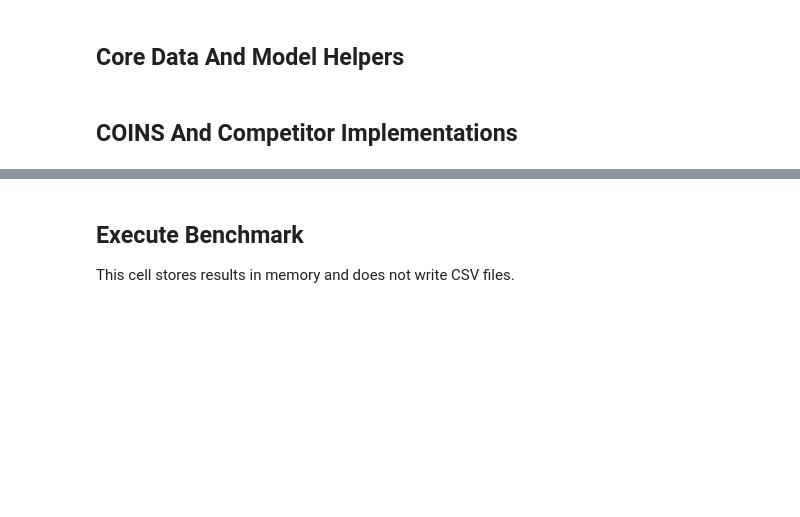
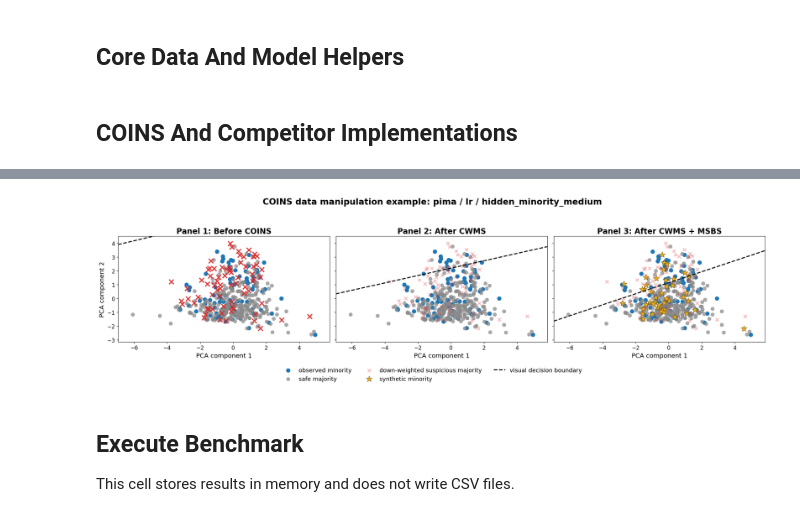
Before and after one commit to thanminh24/DSP, a Jupyter notebook: coins-full-benchmark-presentation.ipynb, the cells around one changed output, grey strips where cells are left out. Cells and saved outputs as stored; diff of their text form; code cells hidden in the pictures; blank space fills up the shorter version.

Commit message:
feat: add COINS notebook workflow

```diff
--- a/coins-full-benchmark-presentation.ipynb
+++ b/coins-full-benchmark-presentation.ipynb
@@ -537,3 +791,96 @@ def run_combo(
+# %%
+def orient_projection_left_minority(points_2d: np.ndarray, y: np.ndarray) -> np.ndarray:
+    """Flip PC1 if needed so observed minority is visually on the left."""
+    out = points_2d.copy()
+    if out[y == 1, 0].mean() > out[y == 0, 0].mean():
+        out[:, 0] *= -1
+    return out
+
+
+def fit_visual_boundary(points_2d: np.ndarray, y: np.ndarray, sample_weight: np.ndarray | None = None) -> LogisticRegression:
+    """Fit a simple 2D LR boundary only for the supplement plot."""
+    model = LogisticRegression(max_iter=1000, random_state=0)
+    model.fit(points_2d, y, sample_weight=sample_weight)
+    return model
+
+
+def draw_boundary(ax: plt.Axes, model: LogisticRegression, xlim: tuple[float, float], **kwargs: Any) -> None:
+    xs = np.linspace(xlim[0], xlim[1], 200)
+    coef = model.coef_[0]
+    intercept = model.intercept_[0]
+    if abs(coef[1]) < 1e-12:
+        ax.axvline(-intercept / coef[0], **kwargs)
+        return
+    ys = -(coef[0] * xs + intercept) / coef[1]
+    ax.plot(xs, ys, **kwargs)
+
+
+def plot_coins_manipulation_example(training_diagnostics: dict[str, Any]) -> None:
+    coins_data = training_diagnostics["coins_data"]
+    X, _X_te, _y_clean, y_noisy, _y_te, _mask, scores, suspicious = training_diagnostics["split"]
+    X_aug = coins_data["X_aug"]
+    y_aug = coins_data["y_aug"]
+    weights = coins_data["weights"]
+    n_orig = len(y_noisy)
+
+    pca = PCA(n_components=2, random_state=0)
+    points_all = orient_projection_left_minority(pca.fit_transform(X_aug), y_aug)
+    points = points_all[:n_orig]
+    synth_points = points_all[n_orig:]
+
+    observed_minority = y_noisy == 1
+    safe_majority = (y_noisy == 0) & ~suspicious
+    suspicious_majority = suspicious
+
+    before_boundary = fit_visual_boundary(points, y_noisy)
+    after_cwms_boundary = fit_visual_boundary(points, y_noisy, sample_weight=weights[:n_orig])
+    after_full_boundary = fit_visual_boundary(points_all, y_aug, sample_weight=weights)
+
+    xpad = (points_all[:, 0].max() - points_all[:, 0].min()) * 0.08
+    ypad = (points_all[:, 1].max() - points_all[:, 1].min()) * 0.08
+    xlim = (points_all[:, 0].min() - xpad, points_all[:, 0].max() + xpad)
+    ylim = (points_all[:, 1].min() - ypad, points_all[:, 1].max() + ypad)
+
+    fig, axes = plt.subplots(1, 3, figsize=(21, 6), sharex=True, sharey=True)
+    panels = [
+        ("Panel 1: Before COINS", before_boundary, False, False),
+        ("Panel 2: After CWMS", after_cwms_boundary, True, False),
+        ("Panel 3: After CWMS + MSBS", after_full_boundary, True, True),
+    ]
+
+    for ax, (title, boundary, faded, show_synth) in zip(axes, panels):
+        ax.scatter(points[observed_minority, 0], points[observed_minority, 1], c="#1f77b4", marker="o", s=72, label="observed minority")
+        ax.scatter(points[safe_majority, 0], points[safe_majority, 1], c="#8a8a8a", marker="o", s=58, alpha=0.72, label="safe majority")
+        if faded:
+            sizes = 32 + 70 * weights[:n_orig][suspicious_majority]
+            ax.scatter(points[suspicious_majority, 0], points[suspicious_majority, 1], c="#d62728", marker="x", s=sizes, alpha=0.35, linewidths=1.8, label="down-weighted suspicious majority")
+        else:
+            ax.scatter(points[suspicious_majority, 0], points[suspicious_majority, 1], c="#d62728", marker="x", s=110, alpha=0.95, linewidths=2.4, label="suspicious majority")
+        if show_synth and len(synth_points):
+            ax.scatter(synth_points[:, 0], synth_points[:, 1], c="#f2b01e", edgecolors="#7a5600", marker="*", s=190, linewidths=0.8, label="synthetic minority")
+        draw_boundary(ax, boundary, xlim, color="black", linestyle="--", linewidth=2.2, label="visual decision boundary")
+        ax.set_title(title, fontsize=17, fontweight="bold")
+        ax.set_xlabel("PCA component 1", fontsize=14)
+        ax.set_xlim(xlim)
+        ax.set_ylim(ylim)
+        ax.tick_params(labelsize=12)
+    axes[0].set_ylabel("PCA component 2", fontsize=14)
+
+    handles, labels = axes[-1].get_legend_handles_labels()
+    by_label = dict(zip(labels, handles))
+    fig.legend(by_label.values(), by_label.keys(), loc="lower center", ncol=3, frameon=False, fontsize=13)
+    fig.suptitle(
+        f"COINS data manipulation example: {training_diagnostics['dataset']} / {training_diagnostics['model']} / {training_diagnostics['noise_protocol']}",
+        fontsize=19,
+        fontweight="bold",
+    )
+    fig.tight_layout(rect=[0, 0.12, 1, 0.92])
+    plt.show()
+
+
+plot_coins_manipulation_example(training_diagnostics)
+# %% [output]
+[figure, added]
 # %% [markdown]
 ## Execute Benchmark
 
```
Also changed, not shown: parts of 10 cells of this notebook, 3 other files.
